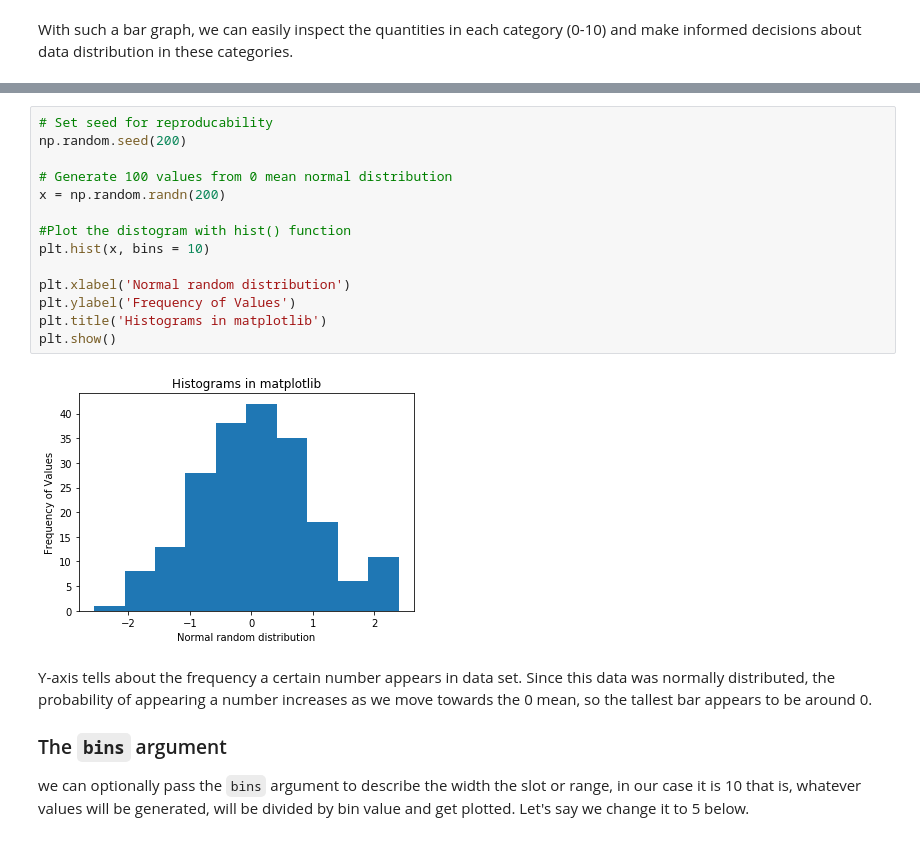
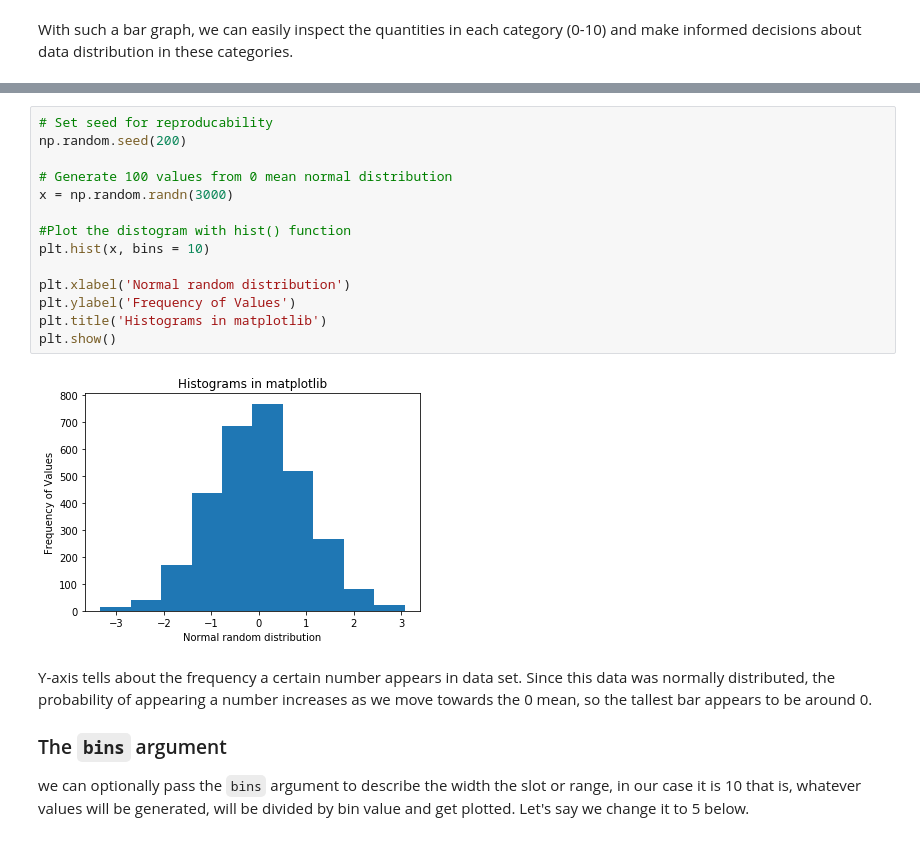
Before and after one commit to ztimmons/dsc-data-viz-houston-ds-060319, a Jupyter notebook: index.ipynb, the cells around one changed output, grey strips where cells are left out. Drawn from its saved outputs; the diff is of its cells as text.

```diff
--- a/index.ipynb
+++ b/index.ipynb
@@ -138,19 +138,19 @@ In matplotlib, we can use `plt.hist()` function to draw a histogram while passin
 # %%
 # Set seed for reproducability
 np.random.seed(200)
 
 # Generate 100 values from 0 mean normal distribution
-x = np.random.randn(200)
+x = np.random.randn(3000)
 
 #Plot the distogram with hist() function
 plt.hist(x, bins = 10)
 
 plt.xlabel('Normal random distribution')
 plt.ylabel('Frequency of Values')
 plt.title('Histograms in matplotlib')
 plt.show()
 # %% [output]
-[figure, old version]
+[figure, new version]
 # %% [markdown]
 Y-axis tells about the frequency a certain number appears in data set. Since this data was normally distributed, the probability of appearing a number increases as we move towards the 0 mean, so the tallest bar appears to be around 0.
 
```
